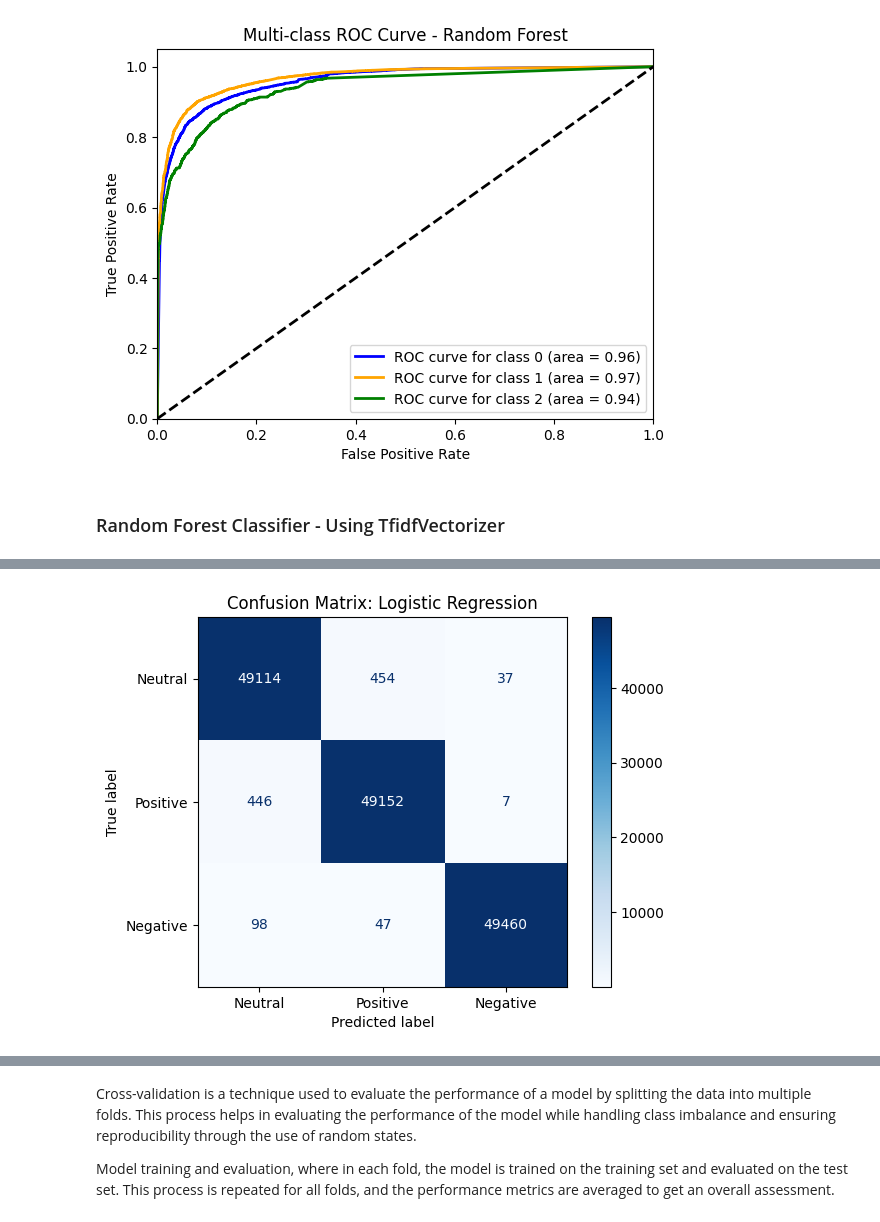
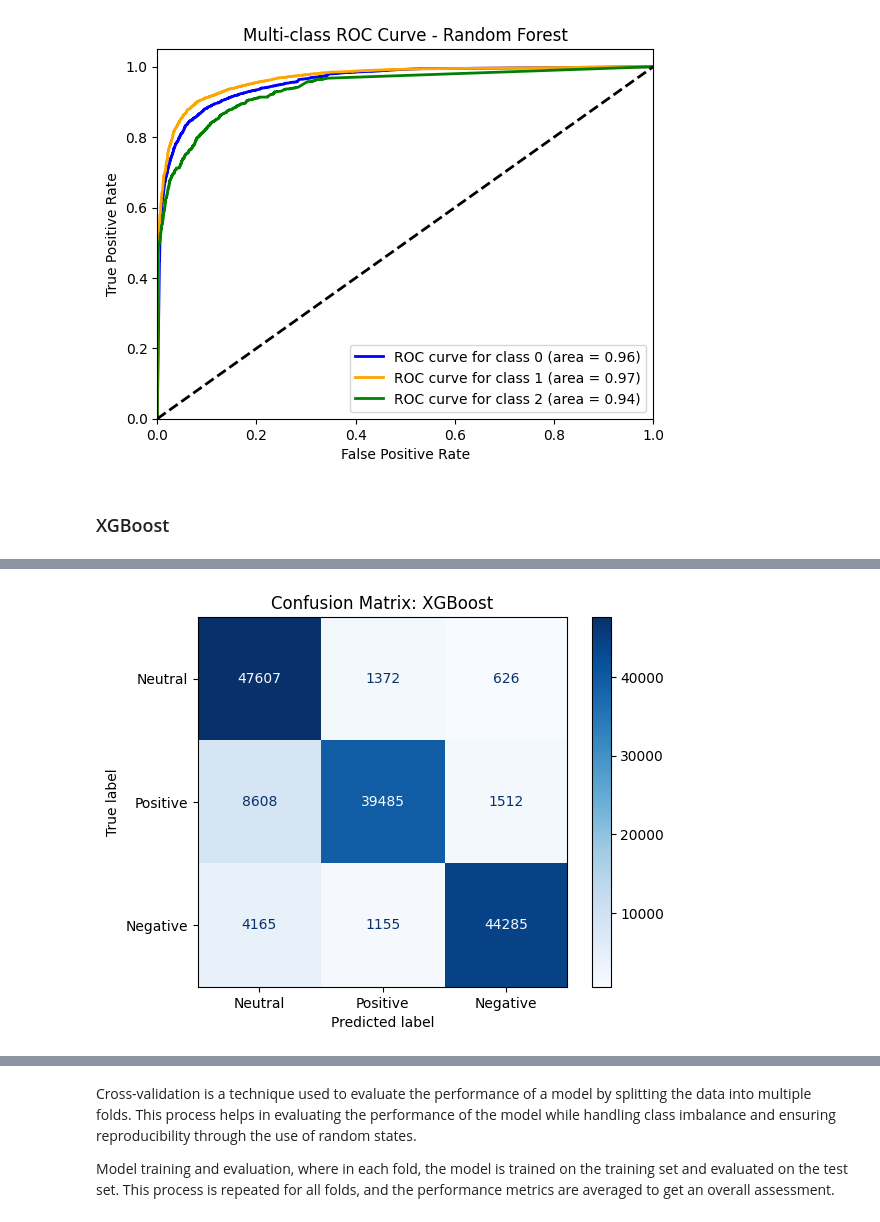
Before and after one commit to anmolpreet914/Analyzing-Twitter-Data-ML, a Jupyter notebook: Data Modelling/Data Modelling.ipynb, the cells around one changed output, grey strips where cells are left out. Cells and saved outputs as stored; diff of their text form; code cells hidden in the pictures.

```diff
--- a/Data Modelling/Data Modelling.ipynb
+++ b/Data Modelling/Data Modelling.ipynb
@@ -374,15 +248,0 @@ temp.style.background_gradient(cmap='Purples')
-# %%
-df['temp_review'] = df['translated_text'].apply(lambda x:str(x).split())
-df['temp_review'] = df['temp_review'].apply(lambda x:remove_stopword(x))
-
-def is_not_empty(lst):
-    return bool(lst)
-
-# Apply the function and filter the DataFrame
-df_filtered = df[df['temp_review'].apply(is_not_empty)]
-
-top = Counter([item for sublist in df['temp_review'] for item in sublist])
-temp = pd.DataFrame(top.most_common(25))
-temp = temp.iloc[1:,:]
-temp.columns = ['Common_words','count']
-temp.style.background_gradient(cmap='Blues')
@@ -901,30 +459,36 @@ plt.legend(loc="lower right")
 plt.show()
 # %% [output]
 [figure]
-# %% [markdown]
-### Random Forest Classifier - Using TfidfVectorizer
+# %% [markdown]
+### XGBoost
 # %%
-# Step 4: Define and train the Random Forest model pipeline
-model_rf_tfidf = RandomForestClassifier(n_jobs=-1, random_state=42)
+# Define and train the XGBoost model
+model_xgb_countv = XGBClassifier(
+    n_estimators=100,          # Number of boosting rounds
+    num_class=3,
+    random_state=42,
+    use_label_encoder=False,   # Disable the label encoder warning
+    eval_metric='mlogloss',    # Evaluation metric for multi-class classification
+    objective='multi:softmax'
+)
+# Train the model on the resampled training data
+model_xgb_countv.fit(X_train_resampled_cv, y_train_resampled_cv)
 
-# Train the model on the resampled training data
-model_rf_tfidf.fit(X_train_resampled_tf, y_train_resampled_tf)
+# Predict and evaluate the model
+y_pred_train = model_xgb_countv.predict(X_train_resampled_cv)
+y_pred_test = model_xgb_countv.predict(X_test_cv)
 
-# Step 5: Predict and evaluate the model
-y_pred_train = model_rf_tfidf.predict(X_train_resampled_tf)
-y_pred_test = model_rf_tfidf.predict(X_test_tf)
+# Evaluate the model using y_test and y_pred_test
+accuracy = accuracy_score(y_train_resampled_cv, y_pred_train)
+precision = precision_score(y_train_resampled_cv, y_pred_train, average='weighted')
+recall = recall_score(y_train_resampled_cv, y_pred_train, average='weighted')
+f1 = f1_score(y_train_resampled_cv, y_pred_train, average='weighted')
+y_train_prob = model_xgb_countv.predict_proba(X_train_resampled_cv)
+roc_auc = roc_auc_score(y_train_resampled_cv, y_train_prob, multi_class='ovr')
 
-# Evaluate the model
-accuracy = accuracy_score(y_train_resampled_tf, y_pred_train)
-precision = precision_score(y_train_resampled_tf, y_pred_train, average='weighted')
-recall = recall_score(y_train_resampled_tf, y_pred_train, average='weighted')
-f1 = f1_score(y_train_resampled_tf, y_pred_train, average='weighted')
-y_train_prob = model_rf_tfidf.predict_proba(X_train_resampled_tf)
-roc_auc = roc_auc_score(y_train_resampled_tf, y_train_prob, multi_class='ovr')
-
-print("Training accuracy Score: ", model_LR_countv.score(X_train_resampled_tf, y_train_resampled_tf))
-print("Testing accuracy Score: ", accuracy)
-print(f"\nLogistic Regression Results:")
+#print("Training accuracy Score: ", model_LR_countv.score(X_train_resampled_cv, y_train_resampled_cv))
+#print("Testing accuracy Score: ", accuracy)
+print(f"\nXGBoost Results:")
 print(f"Accuracy: {accuracy:.4f}")
 print(f"Precision: {precision:.4f}")
 print(f"Recall: {recall:.4f}")
@@ -932,13 +496,13 @@ print(f"F1 Score: {f1:.4f}")
 print(f"ROC AUC Score: {roc_auc:.4f}")
 
 # Classification Report
-print('Classification Report:\n', classification_report(y_train_resampled_tf, y_pred_train))
+print('Classification Report:\n', classification_report(y_train_resampled_cv, y_pred_train))
 
 # Confusion Matrix
-conf_matrix = metrics.confusion_matrix(y_train_resampled_tf, y_pred_train)
+conf_matrix = metrics.confusion_matrix(y_train_resampled_cv, y_pred_train)
 display_labels = ['Neutral', 'Positive', 'Negative']
 disp = ConfusionMatrixDisplay(confusion_matrix=conf_matrix, display_labels=display_labels)
 disp.plot(cmap=plt.cm.Blues)
-plt.title(f"Confusion Matrix: Random Forest Classifier")
+plt.title(f"Confusion Matrix: XGBoost")
 plt.show()
 # %% [output]
@@ -964 +525 @@ weighted avg       0.99      0.99      0.99    148815
-[figure, old version]
+[figure, new version]
```
Also changed, not shown: parts of 85 cells of this notebook.
